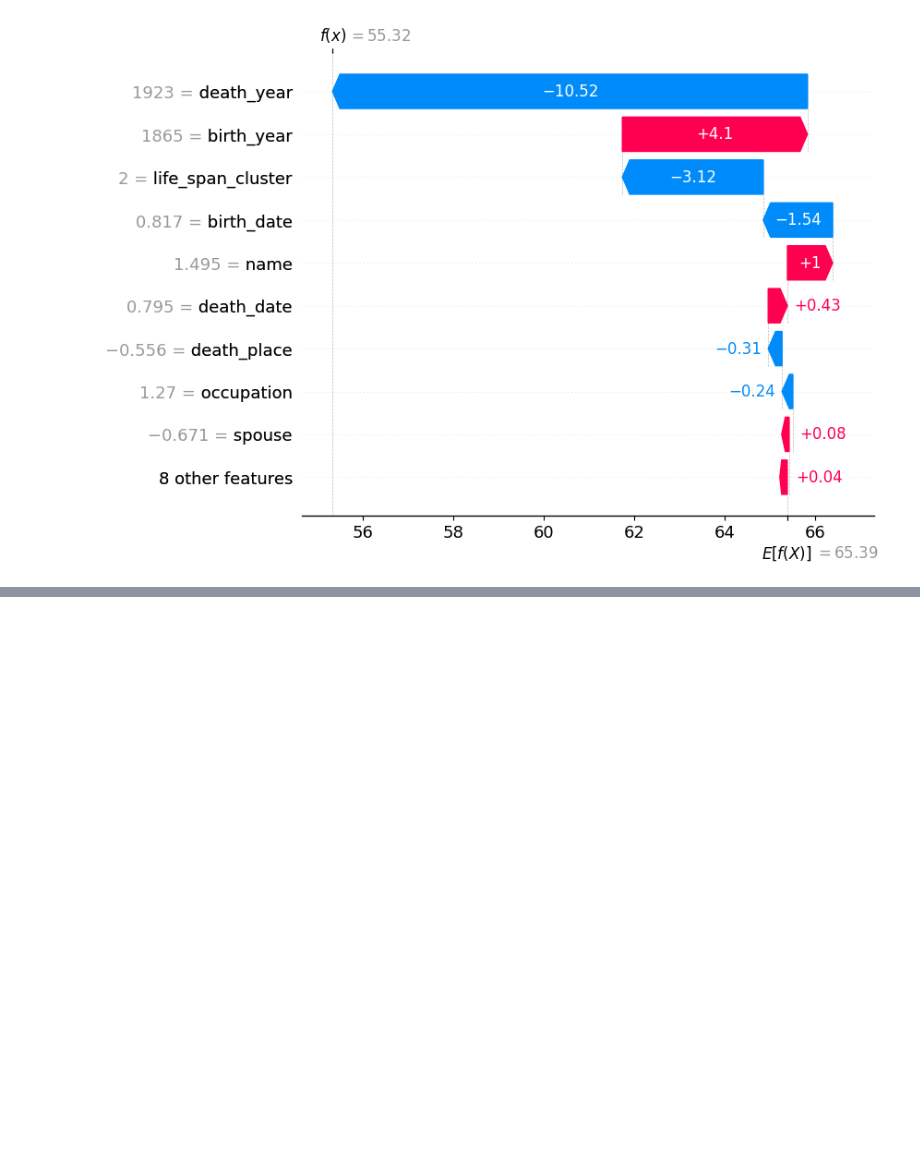
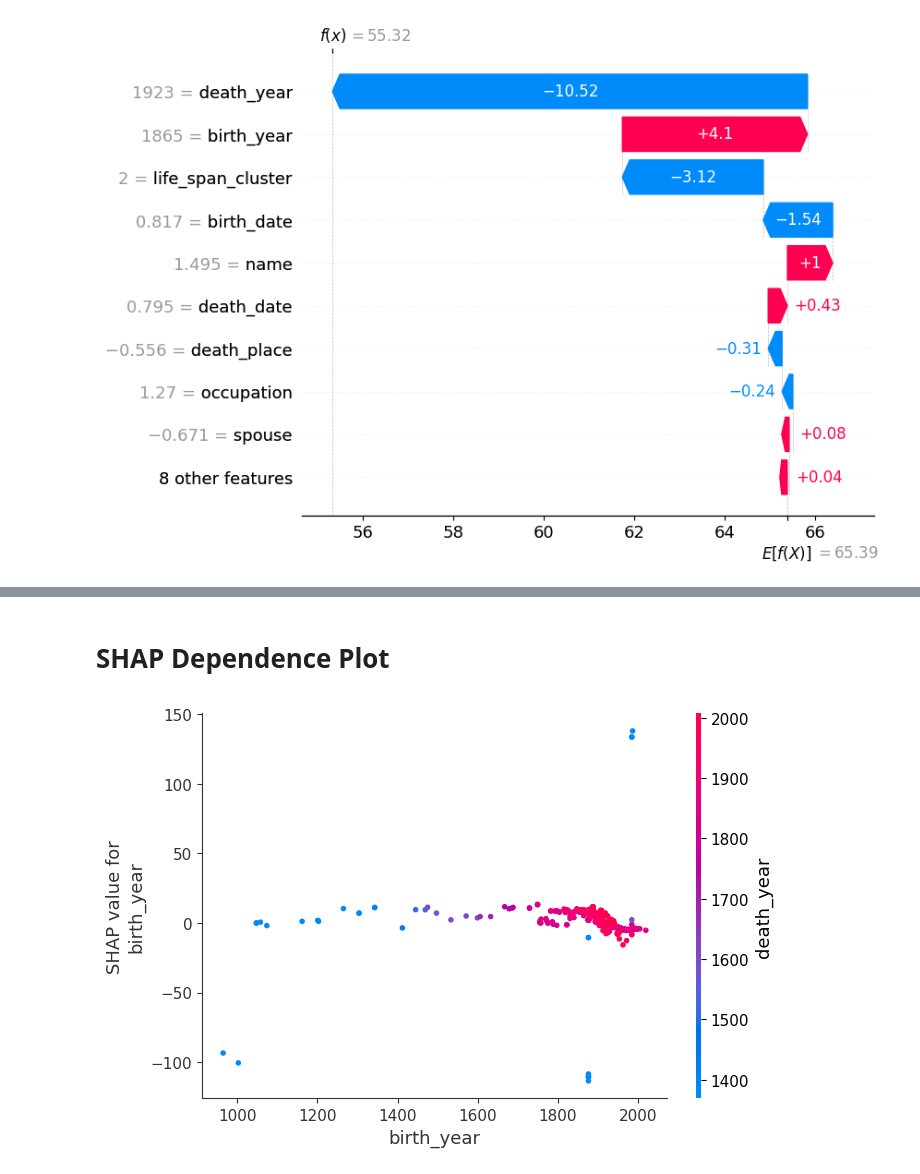
Before and after one commit to rasulbekdeveloper907/LifeSpan_Peoples, a Jupyter notebook: Notebooks/shap_analysis.ipynb, the cells around one changed output, grey strips where cells are left out. Drawn from its saved outputs; the diff is of its cells as text; code cells hidden in the pictures; blank space fills up the shorter version.

```diff
--- a/Notebooks/shap_analysis.ipynb
+++ b/Notebooks/shap_analysis.ipynb
@@ -138,0 +90,10 @@ Model ko‘proq **temporal feature’lar** (`birth_year`, `death_year`, `birth_d
+# %% [markdown]
+# SHAP Dependence Plot
+# %%
+shap.dependence_plot(
+    "birth_year",
+    shap_values.values,
+    X_test
+)
+# %% [output]
+[figure, added]
```
Also changed, not shown: parts of 14 cells of this notebook, 1 other file.
